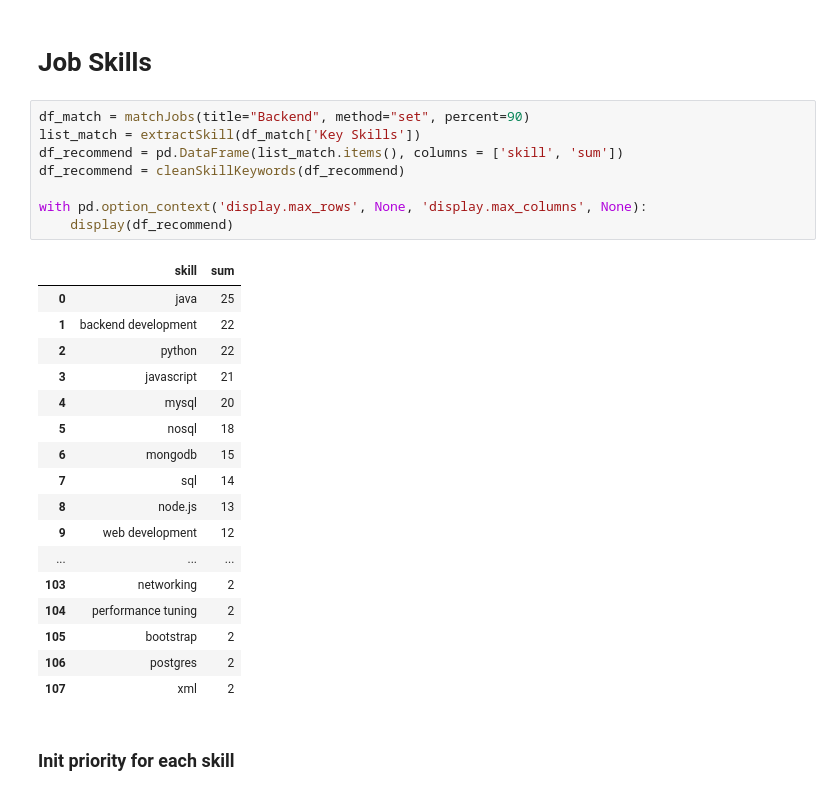
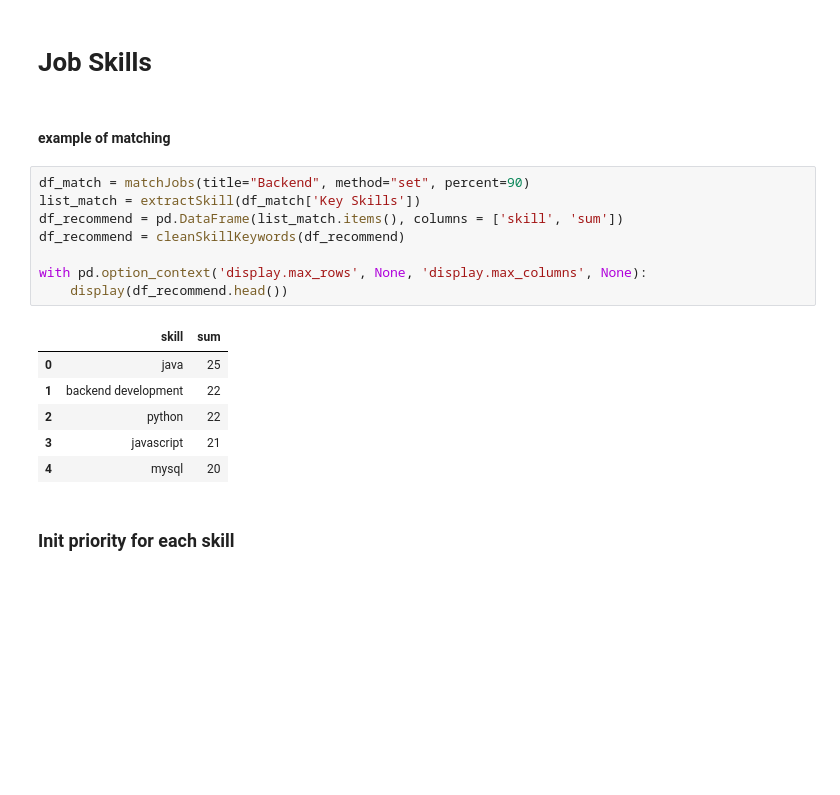
Before and after one commit to knwch/job-skillset, a Jupyter notebook: skill-prepare.ipynb, the cells around one changed output. Saved outputs shown, nothing was run; the diff lists cells and outputs as text; blank space fills up the shorter version.

```diff
--- a/skill-prepare.ipynb
+++ b/skill-prepare.ipynb
@@ -268,32 +268,23 @@ def matchJobs(title, method, percent):
 # %% [markdown]
 
 # Job Skills
+# %% [markdown]
+#### example of matching
 # %%
 df_match = matchJobs(title="Backend", method="set", percent=90)
 list_match = extractSkill(df_match['Key Skills'])
 df_recommend = pd.DataFrame(list_match.items(), columns = ['skill', 'sum'])
 df_recommend = cleanSkillKeywords(df_recommend)
 
 with pd.option_context('display.max_rows', None, 'display.max_columns', None):
-    display(df_recommend)
+    display(df_recommend.head())
 # %% [output]
 |  | skill | sum |
 | 0 | java | 25 |
 | 1 | backend development | 22 |
 | 2 | python | 22 |
 | 3 | javascript | 21 |
 | 4 | mysql | 20 |
-| 5 | nosql | 18 |
-| 6 | mongodb | 15 |
-| 7 | sql | 14 |
-| 8 | node.js | 13 |
-| 9 | web development | 12 |
-| ... | ... | ... |
-| 103 | networking | 2 |
-| 104 | performance tuning | 2 |
-| 105 | bootstrap | 2 |
-| 106 | postgres | 2 |
-| 107 | xml | 2 |
 # %% [markdown]
 ### Init priority for each skill
 # %%
```
Also changed, not shown: parts of 22 cells of this notebook.
